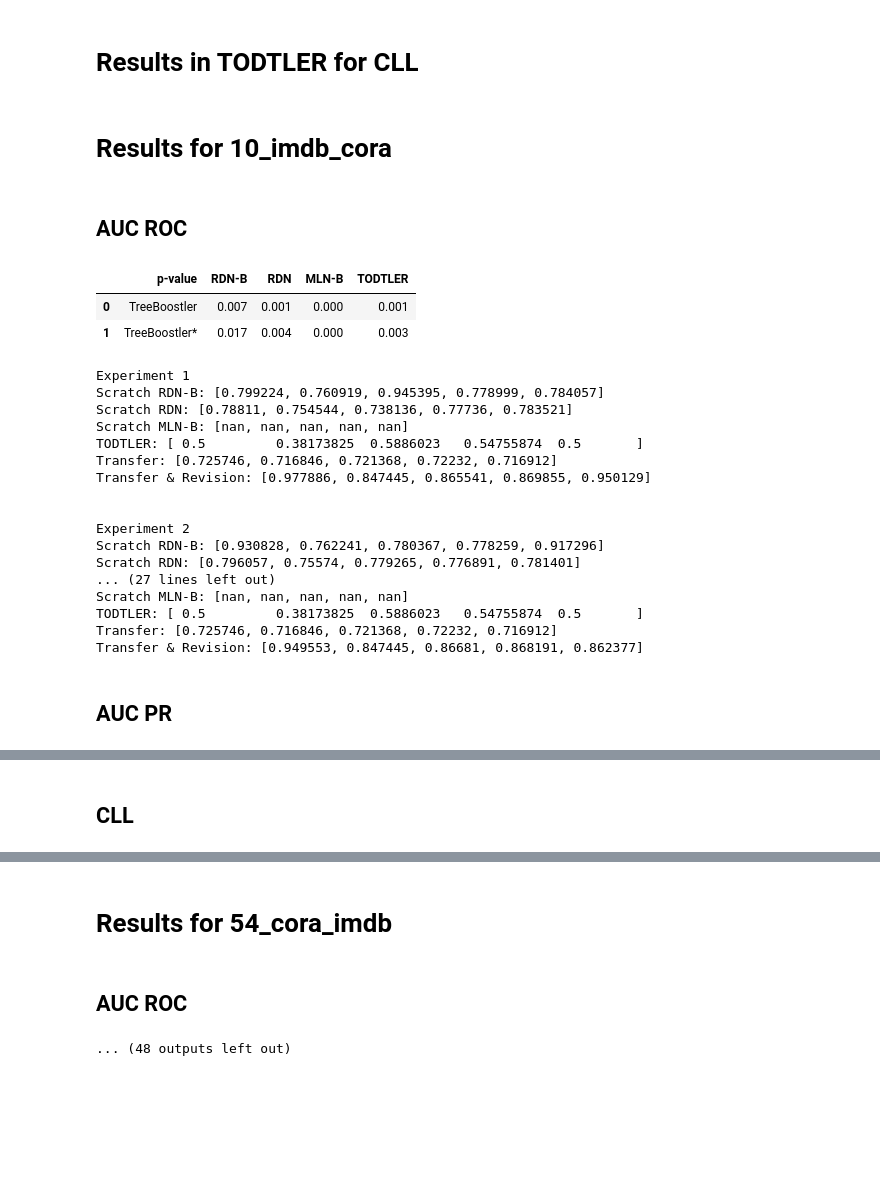
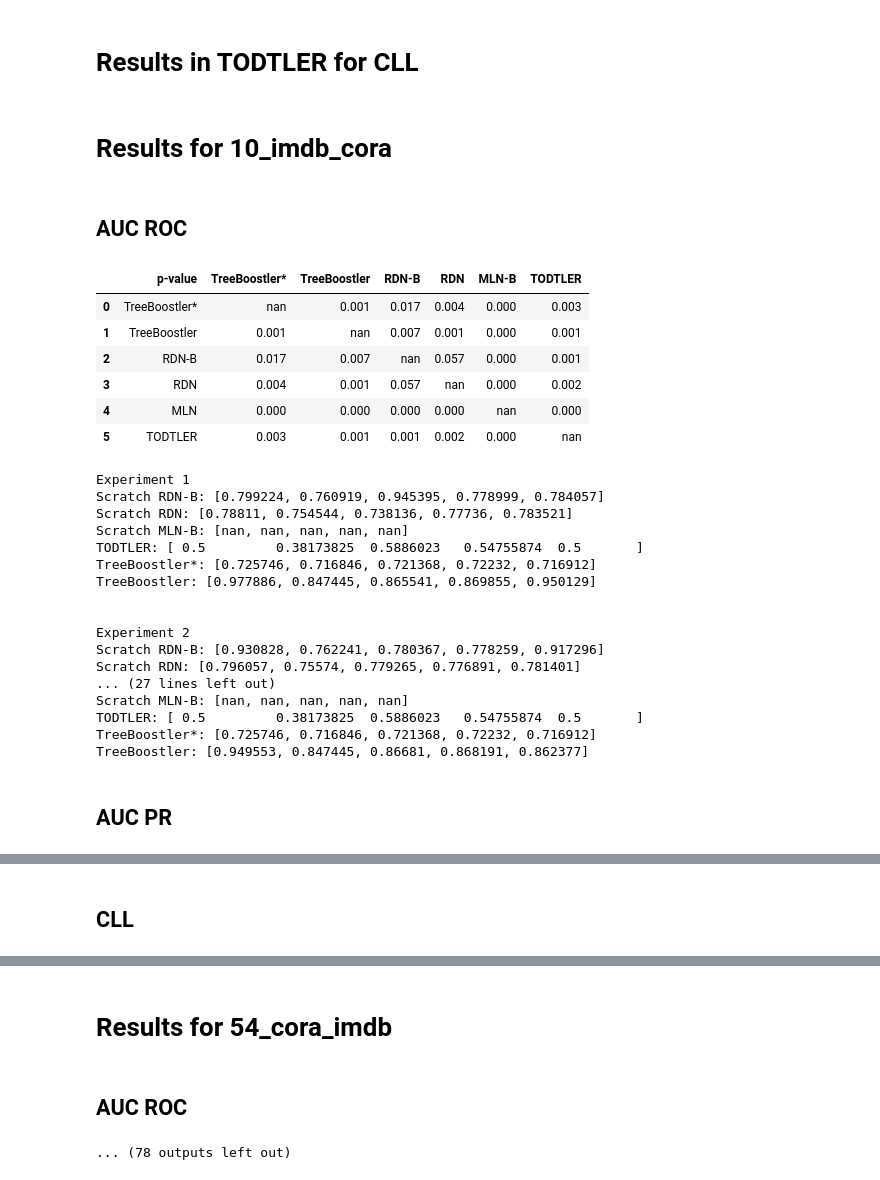
Before and after one commit to rodrigoazs/tpre_experiments, a Jupyter notebook: FINAL/transfer_experiment/results_transfer_ttest_with_mln.ipynb, the cells around one changed output, grey strips where cells are left out. Drawn from its saved outputs; the diff is of its cells as text; code cells hidden in the pictures; blank space fills up the shorter version.

Commit message:
Added new table with t-test

```diff
--- a/FINAL/transfer_experiment/results_transfer_ttest_with_mln.ipynb
+++ b/FINAL/transfer_experiment/results_transfer_ttest_with_mln.ipynb
@@ -38,6 +38,9 @@ experiments = [
             {'id': '22', 'source':'twitter', 'target':'yeast', 'predicate':'accounttype', 'to_predicate':'proteinclass'},
             {'id': '37', 'source':'nell_sports', 'target':'nell_finances', 'predicate':'teamplayssport', 'to_predicate':'companyeconomicsector'},
             {'id': '116_un', 'source':'uwcse', 'target':'webkb', 'predicate':'advisedby', 'to_predicate':'departmentof'},
+            {'id': '1', 'source':'imdb', 'target':'uwcse', 'predicate':'workedunder', 'to_predicate':'advisedby'},
+            {'id': '7', 'source':'imdb', 'target':'cora', 'predicate':'workedunder', 'to_predicate':'samevenue'},
+            {'id': '53', 'source':'cora', 'target':'imdb', 'predicate':'samevenue', 'to_predicate':'workedunder'},
 ]
 
 data = load_data(experiments)
@@ -217,57 +229,98 @@ for j in range(len(experiments)):
                     pass
                 #tod_sum /= len(data['results'][str(dataset)])
                 pvalue_table = []
+                pvalue = stats.ttest_rel(pr_sum, sc_sum)
+                pvalue2 = stats.ttest_rel(pr_sum, sc_rdn_sum)
+                pvalue3 = stats.ttest_rel(pr_sum, tod_sum)
+                pvalue4 = stats.ttest_rel(pr_sum, mln_sum)
+                pvalue5 = stats.ttest_rel(pr_sum, pr_sum)
+                pvalue6 = stats.ttest_rel(pr_sum, tr_sum)
+                #print(pvalue)
+                pvalue_table.append(['TreeBoostler*', '%.3f' % (pvalue5[1]), '%.3f' % (pvalue6[1]), '%.3f' % (pvalue[1]), '%.3f' % (pvalue2[1]), '%.3f' % (pvalue4[1]), '%.3f' % (pvalue3[1])])
                 pvalue = stats.ttest_rel(tr_sum, sc_sum)
                 pvalue2 = stats.ttest_rel(tr_sum, sc_rdn_sum)
                 pvalue3 = stats.ttest_rel(tr_sum, tod_sum)
                 pvalue4 = stats.ttest_rel(tr_sum, mln_sum)
+                pvalue5 = stats.ttest_rel(tr_sum, pr_sum)
+                pvalue6 = stats.ttest_rel(tr_sum, tr_sum)
                 #print(pvalue)
-                pvalue_table.append(['TreeBoostler', '%.3f' % (pvalue[1]), '%.3f' % (pvalue2[1]), '%.3f' % (pvalue4[1]), '%.3f' % (pvalue3[1])])
-                pvalue = stats.ttest_rel(pr_sum, sc_sum)
-                pvalue2 = stats.ttest_rel(pr_sum, sc_rdn_sum)
-                pvalue3 = stats.ttest_rel(pr_sum, tod_sum)
-                pvalue4 = stats.ttest_rel(pr_sum, mln_sum)
+                pvalue_table.append(['TreeBoostler', '%.3f' % (pvalue5[1]), '%.3f' % (pvalue6[1]), '%.3f' % (pvalue[1]), '%.3f' % (pvalue2[1]), '%.3f' % (pvalue4[1]), '%.3f' % (pvalue3[1])])
+                pvalue = stats.ttest_rel(sc_sum, sc_sum)
+                pvalue2 = stats.ttest_rel(sc_sum, sc_rdn_sum)
+                pvalue3 = stats.ttest_rel(sc_sum, tod_sum)
+                pvalue4 = stats.ttest_rel(sc_sum, mln_sum)
+                pvalue5 = stats.ttest_rel(sc_sum, pr_sum)
+                pvalue6 = stats.ttest_rel(sc_sum, tr_sum)
                 #print(pvalue)
-                pvalue_table.append(['TreeBoostler*', '%.3f' % (pvalue[1]), '%.3f' % (pvalue2[1]), '%.3f' % (pvalue4[1]), '%.3f' % (pvalue3[1])])
-                display(pd.DataFrame(pvalue_table, columns=['p-value', 'RDN-B', 'RDN', 'MLN-B', 'TODTLER']))
+                pvalue_table.append(['RDN-B', '%.3f' % (pvalue5[1]), '%.3f' % (pvalue6[1]), '%.3f' % (pvalue[1]), '%.3f' % (pvalue2[1]), '%.3f' % (pvalue4[1]), '%.3f' % (pvalue3[1])])
+                pvalue = stats.ttest_rel(sc_rdn_sum, sc_sum)
+                pvalue2 = stats.ttest_rel(sc_rdn_sum, sc_rdn_sum)
+                pvalue3 = stats.ttest_rel(sc_rdn_sum, tod_sum)
+                pvalue4 = stats.ttest_rel(sc_rdn_sum, mln_sum)
+                pvalue5 = stats.ttest_rel(sc_rdn_sum, pr_sum)
+                pvalue6 = stats.ttest_rel(sc_rdn_sum, tr_sum)
+                #print(pvalue)
+                pvalue_table.append(['RDN', '%.3f' % (pvalue5[1]), '%.3f' % (pvalue6[1]), '%.3f' % (pvalue[1]), '%.3f' % (pvalue2[1]), '%.3f' % (pvalue4[1]), '%.3f' % (pvalue3[1])])
+                pvalue = stats.ttest_rel(mln_sum, sc_sum)
+                pvalue2 = stats.ttest_rel(mln_sum, sc_rdn_sum)
+                pvalue3 = stats.ttest_rel(mln_sum, tod_sum)
+                pvalue4 = stats.ttest_rel(mln_sum, mln_sum)
+                pvalue5 = stats.ttest_rel(mln_sum, pr_sum)
+                pvalue6 = stats.ttest_rel(mln_sum, tr_sum)
+                #print(pvalue)
+                pvalue_table.append(['MLN', '%.3f' % (pvalue5[1]), '%.3f' % (pvalue6[1]), '%.3f' % (pvalue[1]), '%.3f' % (pvalue2[1]), '%.3f' % (pvalue4[1]), '%.3f' % (pvalue3[1])])
+                pvalue = stats.ttest_rel(tod_sum, sc_sum)
+                pvalue2 = stats.ttest_rel(tod_sum, sc_rdn_sum)
+                pvalue3 = stats.ttest_rel(tod_sum, tod_sum)
+                pvalue4 = stats.ttest_rel(tod_sum, mln_sum)
+                pvalue5 = stats.ttest_rel(tod_sum, pr_sum)
+                pvalue6 = stats.ttest_rel(tod_sum, tr_sum)
+                #print(pvalue)
+                pvalue_table.append(['TODTLER', '%.3f' % (pvalue5[1]), '%.3f' % (pvalue6[1]), '%.3f' % (pvalue[1]), '%.3f' % (pvalue2[1]), '%.3f' % (pvalue4[1]), '%.3f' % (pvalue3[1])])
+
+                display(pd.DataFrame(pvalue_table, columns=['p-value', 'TreeBoostler*', 'TreeBoostler', 'RDN-B', 'RDN', 'MLN-B', 'TODTLER']))
 
                 for m in range(len(data['results'][str(dataset)])):
                     print('Experiment %s' % (m+1))
                     sc = [item['rdn_b'][metric] for item in data['results'][str(dataset)][m]]
                     sc_rdn = [item['rdn'][metric] for item in data['results'][str(dataset)][m]]
                     pr = [item['transfer']['parameter'][metric] for item in data['results'][str(dataset)][m]]
                     tr = [item['transfer'][metric] for item in data['results'][str(dataset)][m]]
                     try:
                         mln = [item['mln_b'][metric] for item in data_mln['results'][str(dataset)][m]]
                     except:
                         mln = [np.nan for item in data['results'][str(dataset)][m]]
                     print('Scratch RDN-B: %s' % sc)
                     print('Scratch RDN: %s' % sc_rdn)
                     print('Scratch MLN-B: %s' % mln)
                     print('TODTLER: %s' % tod_sum)
-                    print('Transfer: %s' % pr)
-                    print('Transfer & Revision: %s' % tr)
+                    print('TreeBoostler*: %s' % pr)
+                    print('TreeBoostler: %s' % tr)
                     print('\n')
                 #scratch = np.array([item['scratch'][metric] for sublist in data['results'][str(dataset)] for item in sublist])
                 #parameter = np.array([item['transfer']['Parameter Learning results'][metric] for sublist in data['results'][str(dataset)] for item in sublist])
                 #transfer = np.array([item['transfer'][metric] for sublist in data['results'][str(dataset)] for item in sublist])
             #print('\n')
             #print('Scratch: %s' % scratch)
             #print('Transfer: %s' % parameter)
             #print('Transfer & Revision: %s' % transfer)
 # %% [output]
 # Results for 10_imdb_cora
 ## AUC ROC
-|  | p-value | RDN-B | RDN | MLN-B | TODTLER |
-| 0 | TreeBoostler | 0.007 | 0.001 | 0.000 | 0.001 |
-| 1 | TreeBoostler* | 0.017 | 0.004 | 0.000 | 0.003 |
+|  | p-value | TreeBoostler* | TreeBoostler | RDN-B | RDN | MLN-B | TODTLER |
+| 0 | TreeBoostler* | nan | 0.001 | 0.017 | 0.004 | 0.000 | 0.003 |
+| 1 | TreeBoostler | 0.001 | nan | 0.007 | 0.001 | 0.000 | 0.001 |
+| 2 | RDN-B | 0.017 | 0.007 | nan | 0.057 | 0.000 | 0.001 |
+| 3 | RDN | 0.004 | 0.001 | 0.057 | nan | 0.000 | 0.002 |
+| 4 | MLN | 0.000 | 0.000 | 0.000 | 0.000 | nan | 0.000 |
+| 5 | TODTLER | 0.003 | 0.001 | 0.001 | 0.002 | 0.000 | nan |
 Experiment 1
 Scratch RDN-B: [0.799224, 0.760919, 0.945395, 0.778999, 0.784057]
 Scratch RDN: [0.78811, 0.754544, 0.738136, 0.77736, 0.783521]
 Scratch MLN-B: [nan, nan, nan, nan, nan]
 TODTLER: [ 0.5         0.38173825  0.5886023   0.54755874  0.5       ]
-Transfer: [0.725746, 0.716846, 0.721368, 0.72232, 0.716912]
-Transfer & Revision: [0.977886, 0.847445, 0.865541, 0.869855, 0.950129]
+TreeBoostler*: [0.725746, 0.716846, 0.721368, 0.72232, 0.716912]
+TreeBoostler: [0.977886, 0.847445, 0.865541, 0.869855, 0.950129]
 
 
 Experiment 2
@@ -276,6 +329,6 @@ Scratch RDN: [0.796057, 0.75574, 0.779265, 0.776891, 0.781401]
 ... (27 lines left out)
 Scratch MLN-B: [nan, nan, nan, nan, nan]
 TODTLER: [ 0.5         0.38173825  0.5886023   0.54755874  0.5       ]
-Transfer: [0.725746, 0.716846, 0.721368, 0.72232, 0.716912]
-Transfer & Revision: [0.949553, 0.847445, 0.86681, 0.868191, 0.862377]
+TreeBoostler*: [0.725746, 0.716846, 0.721368, 0.72232, 0.716912]
+TreeBoostler: [0.949553, 0.847445, 0.86681, 0.868191, 0.862377]
 ## AUC PR
@@ -323,3 +384,3 @@ Transfer & Revision: [-0.195661, -0.234628, -0.286435, -0.262888, -0.219527]
 # Results for 54_cora_imdb
 ## AUC ROC
-... (48 outputs left out)
+... (78 outputs left out)
```
Also changed, not shown: parts of 2 cells of this notebook.
